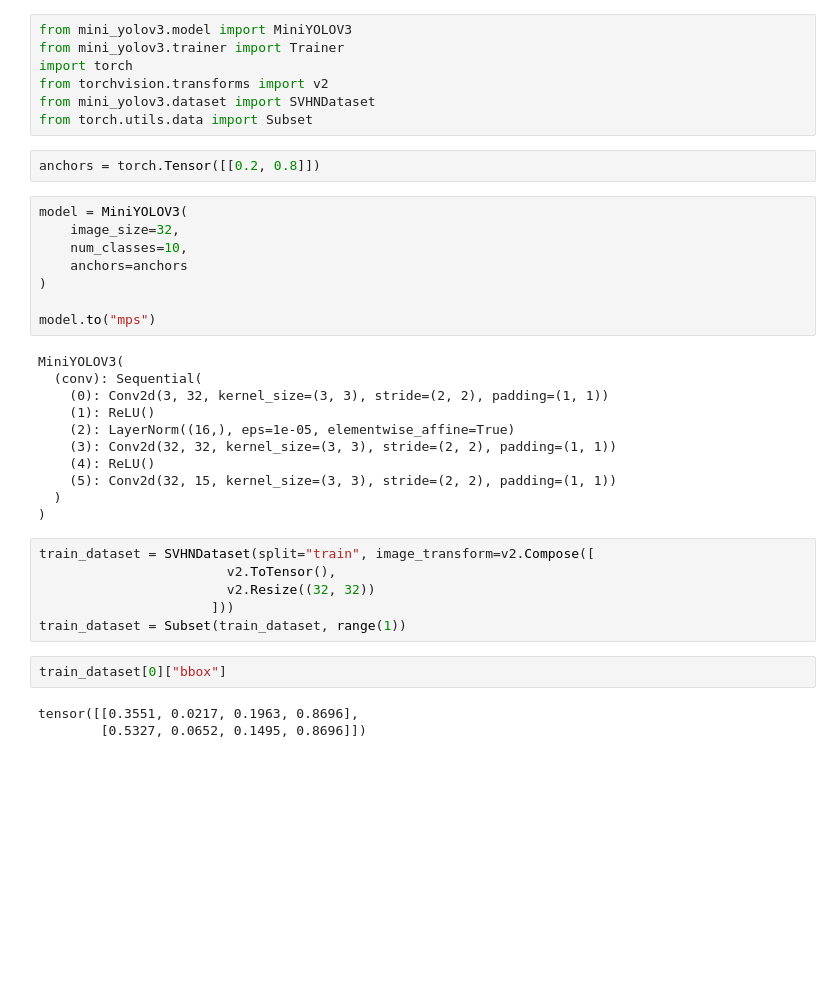
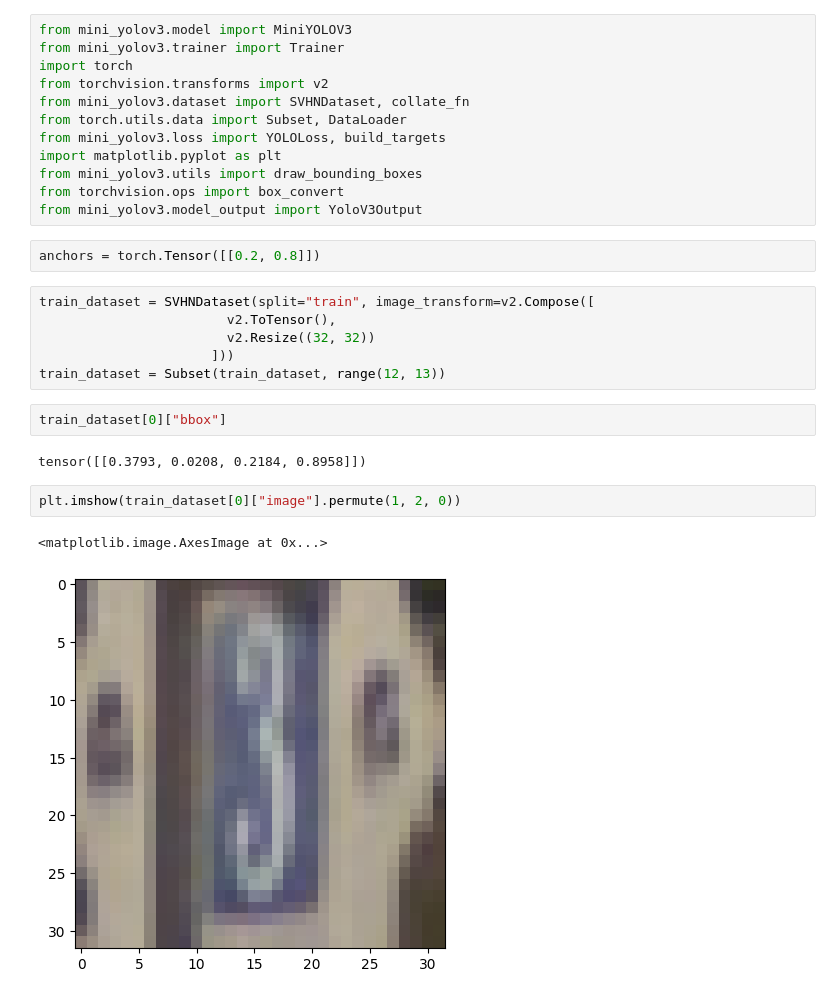
Before and after one commit to ericoericochen/mini-yolov3, a Jupyter notebook: train.ipynb, the cells around one changed output. Drawn from its saved outputs; the diff is of its cells as text; blank space fills up the shorter version.

Commit message:
figured out the issue :(

```diff
--- a/train.ipynb
+++ b/train.ipynb
@@ -6,37 +9,27 @@ from mini_yolov3.model import MiniYOLOV3
 from mini_yolov3.trainer import Trainer
 import torch
 from torchvision.transforms import v2
-from mini_yolov3.dataset import SVHNDataset
-from torch.utils.data import Subset
+from mini_yolov3.dataset import SVHNDataset, collate_fn
+from torch.utils.data import Subset, DataLoader
+from mini_yolov3.loss import YOLOLoss, build_targets
+import matplotlib.pyplot as plt
+from mini_yolov3.utils import draw_bounding_boxes
+from torchvision.ops import box_convert
+from mini_yolov3.model_output import YoloV3Output
 # %%
 anchors = torch.Tensor([[0.2, 0.8]])
-# %%
-model = MiniYOLOV3(
-    image_size=32,
-    num_classes=10,
-    anchors=anchors
-)
-
-model.to("mps")
-# %% [output]
-MiniYOLOV3(
-  (conv): Sequential(
-    (0): Conv2d(3, 32, kernel_size=(3, 3), stride=(2, 2), padding=(1, 1))
-    (1): ReLU()
-    (2): LayerNorm((16,), eps=1e-05, elementwise_affine=True)
-    (3): Conv2d(32, 32, kernel_size=(3, 3), stride=(2, 2), padding=(1, 1))
-    (4): ReLU()
-    (5): Conv2d(32, 15, kernel_size=(3, 3), stride=(2, 2), padding=(1, 1))
-  )
-)
 # %%
 train_dataset = SVHNDataset(split="train", image_transform=v2.Compose([
                         v2.ToTensor(),
                         v2.Resize((32, 32))
                       ]))
-train_dataset = Subset(train_dataset, range(1))
+train_dataset = Subset(train_dataset, range(12, 13))
 # %%
 train_dataset[0]["bbox"]
 # %% [output]
-tensor([[0.3551, 0.0217, 0.1963, 0.8696],
-        [0.5327, 0.0652, 0.1495, 0.8696]])
+tensor([[0.3793, 0.0208, 0.2184, 0.8958]])
+# %%
+plt.imshow(train_dataset[0]["image"].permute(1, 2, 0))
+# %% [output]
+<matplotlib.image.AxesImage at 0x...>
+[figure, added]
```
Also changed, not shown: parts of 13 cells of this notebook, 6 other files.
